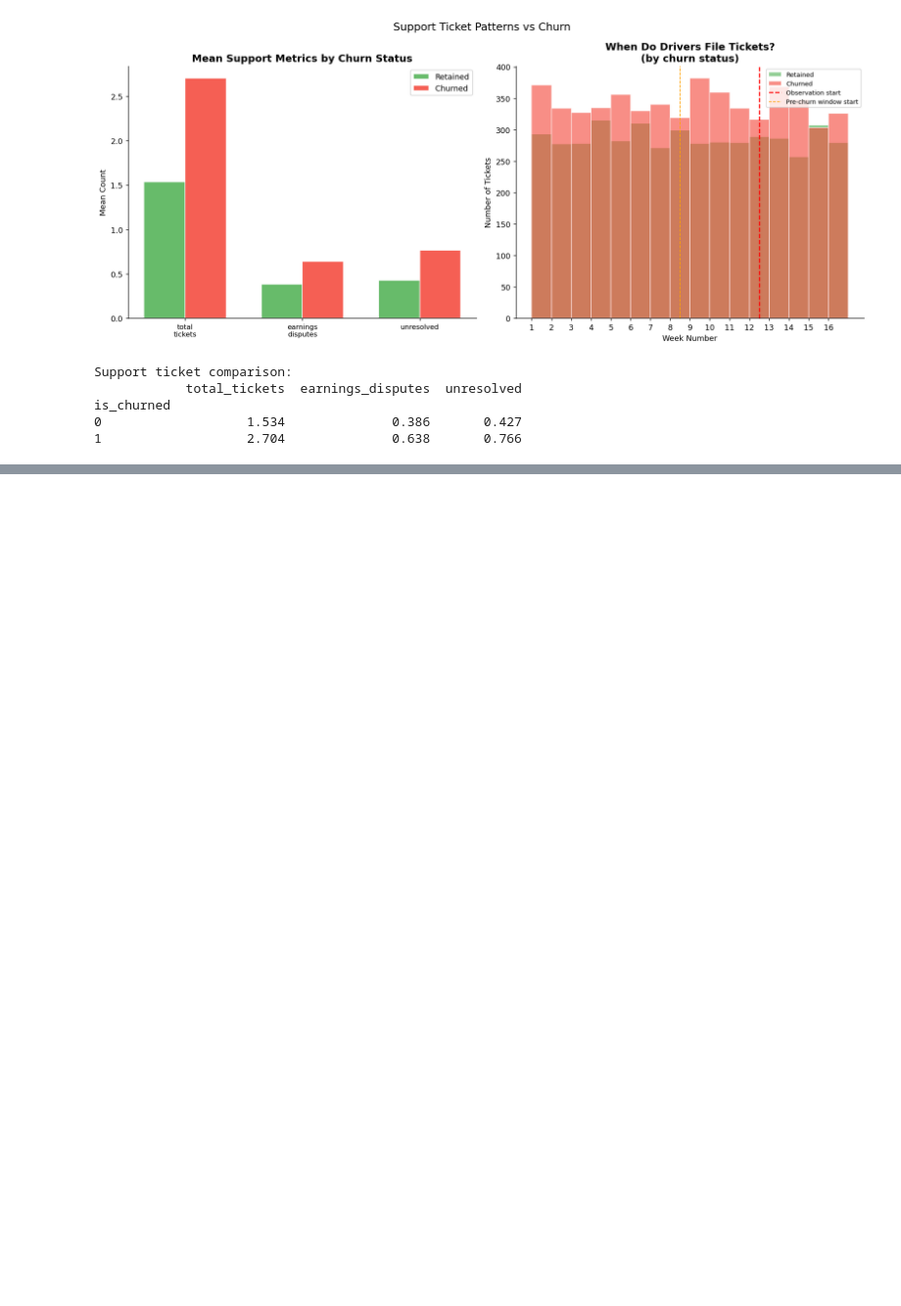
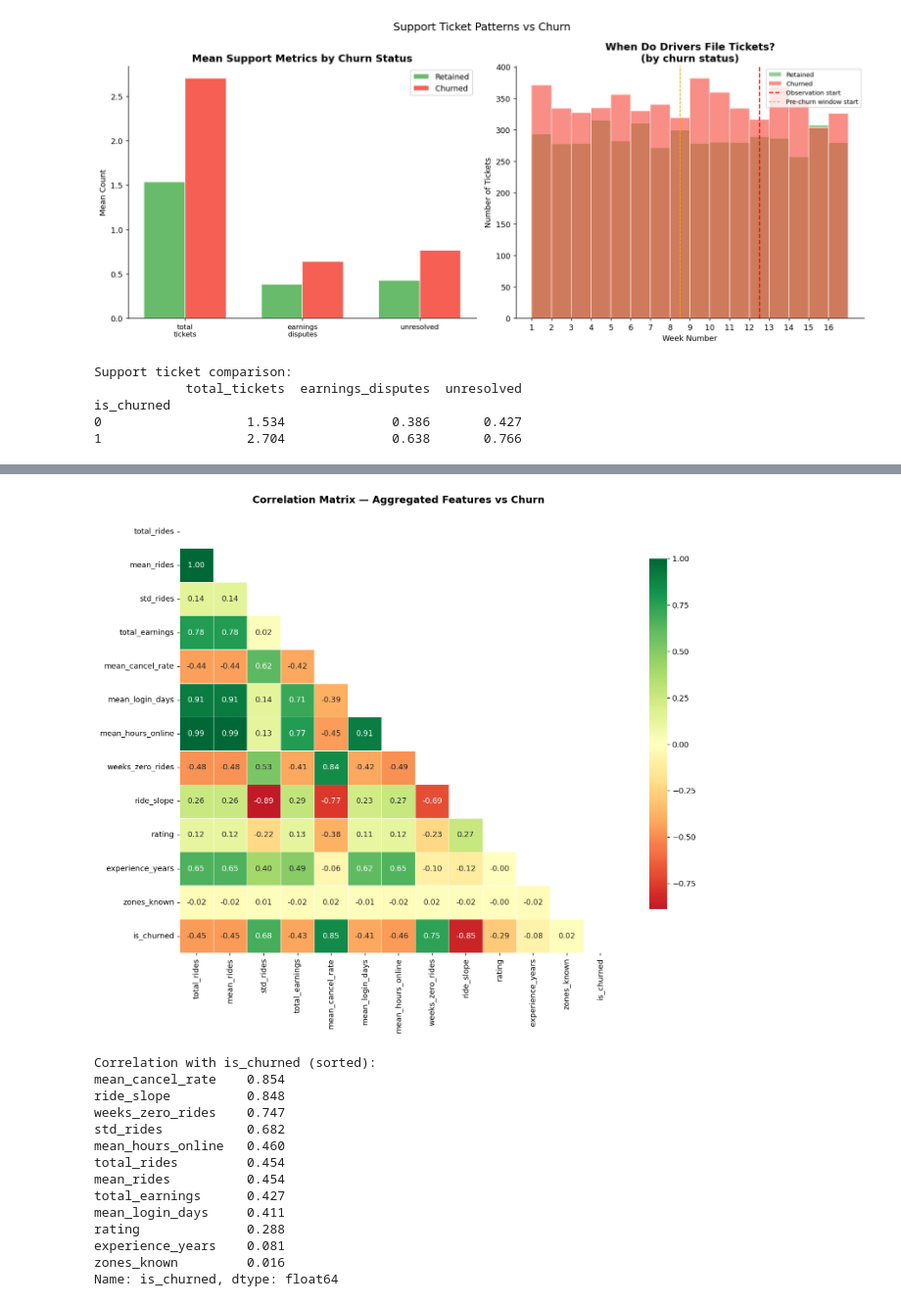
Before and after one commit to praveenkumar993/realworld-ds-ml, a Jupyter notebook: ride_sharing/driver_churn/notebooks/03_eda.ipynb, the cells around one changed output, grey strips where cells are left out. Shown at 98% size. Cells and saved outputs as stored; diff of their text form; code cells hidden in the pictures; blank space fills up the shorter version.

```diff
--- a/ride_sharing/driver_churn/notebooks/03_eda.ipynb
+++ b/ride_sharing/driver_churn/notebooks/03_eda.ipynb
@@ -638,0 +876,66 @@ LinAlgError: The data appears to lie in a lower-dimensional subspace of the spac
+# %%
+# Build driver-level aggregated metrics for correlation
+agg_features = weekly_df[
+    weekly_df["week_number"].between(1,12)
+].groupby("driver_id").agg(
+    total_rides       = ("rides_this_week", "sum"),
+    mean_rides        = ("rides_this_week", "mean"),
+    std_rides         = ("rides_this_week", "std"),
+    total_earnings    = ("weekly_earnings", "sum"),
+    mean_cancel_rate  = ("cancellation_rate", "mean"),
+    mean_login_days   = ("login_days", "mean"),
+    mean_hours_online = ("hours_online", "mean"),
+    weeks_zero_rides  = ("rides_this_week",
+                         lambda x: (x==0).sum()),
+).reset_index()
+
+agg_features = agg_features.merge(
+    drivers_df[["driver_id","is_churned","rating",
+                "experience_years","zones_known"]],
+    on="driver_id"
+).merge(driver_slopes[["driver_id","ride_slope"]], on="driver_id")
+
+corr_cols = [
+    "total_rides","mean_rides","std_rides",
+    "total_earnings","mean_cancel_rate","mean_login_days",
+    "mean_hours_online","weeks_zero_rides","ride_slope",
+    "rating","experience_years","zones_known","is_churned"
+]
+corr_df  = agg_features[corr_cols].copy()
+corr_mat = corr_df.corr()
+
+fig, ax = plt.subplots(figsize=(13, 10))
+mask = np.triu(np.ones_like(corr_mat, dtype=bool))
+sns.heatmap(
+    corr_mat, mask=mask, annot=True, fmt=".2f",
+    cmap="RdYlGn", center=0, square=True,
+    linewidths=0.5, ax=ax, cbar_kws={"shrink":0.8}
+)
+ax.set_title("Correlation Matrix — Aggregated Features vs Churn",
+             fontsize=13, pad=15)
+plt.tight_layout()
+plt.savefig("../data/processed/eda_09_correlation_heatmap.png",
+            dpi=150, bbox_inches="tight")
+plt.show()
+
+print("Correlation with is_churned (sorted):")
+churn_corr = corr_mat["is_churned"].drop(
+    "is_churned"
+).abs().sort_values(ascending=False)
+print(churn_corr.round(4))
+# %% [output]
+[figure, added]
+Correlation with is_churned (sorted):
+mean_cancel_rate    0.854
+ride_slope          0.848
+weeks_zero_rides    0.747
+std_rides           0.682
+mean_hours_online   0.460
+total_rides         0.454
+mean_rides          0.454
+total_earnings      0.427
+mean_login_days     0.411
+rating              0.288
+experience_years    0.081
+zones_known         0.016
+Name: is_churned, dtype: float64
```
Also changed, not shown: parts of 4 cells of this notebook, 7 other files.
